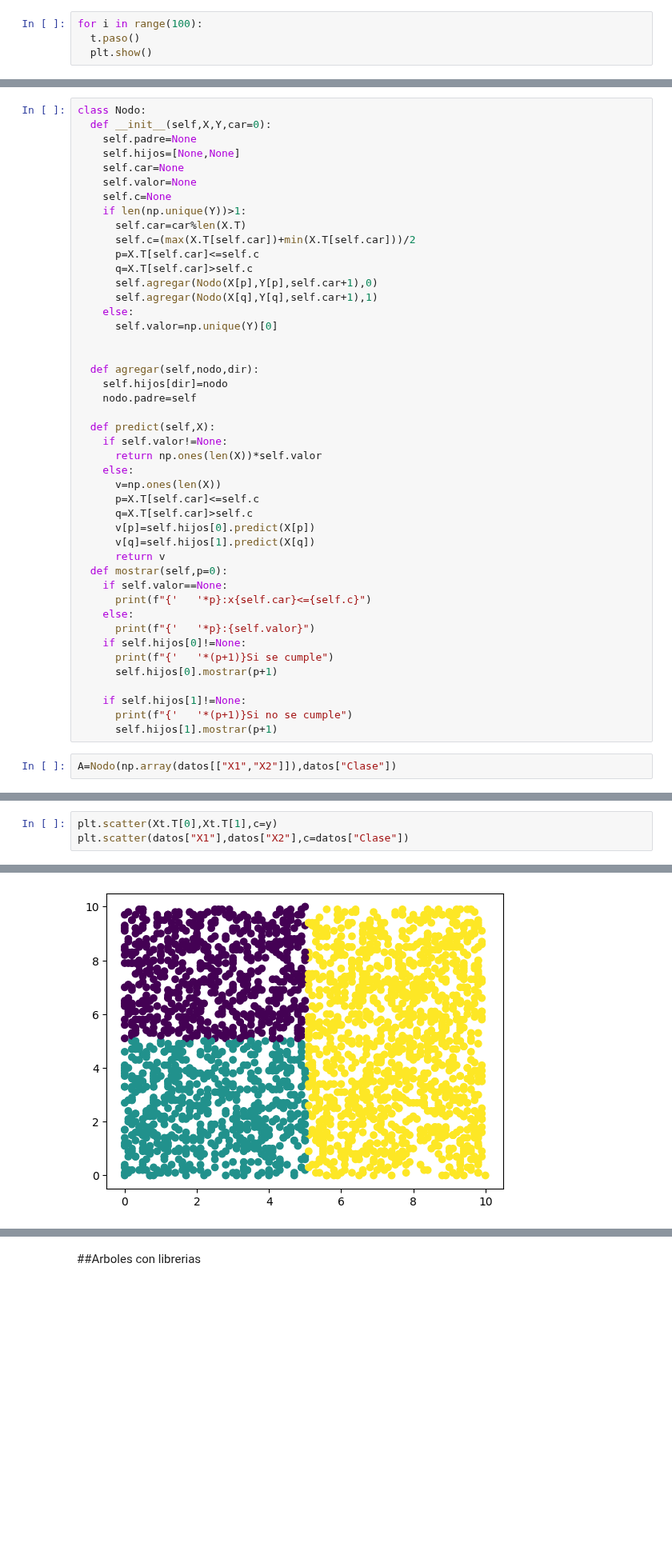
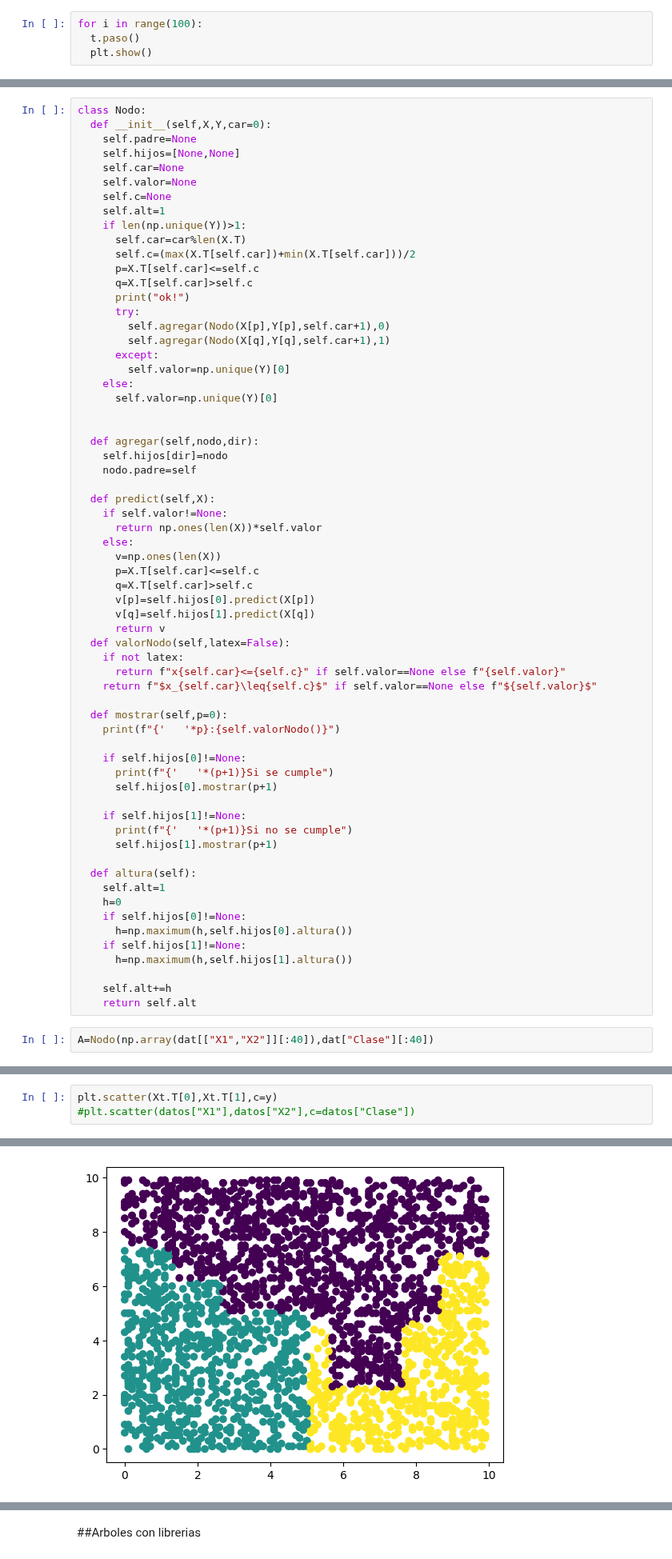
Before and after one commit to ACMUD/PyGroupIA, a Jupyter notebook: Clase 4_Clasificacion.ipynb, the cells around one changed output, grey strips where cells are left out. Shown at 80% size. Cells and saved outputs as stored; diff of their text form; blank space fills up the shorter version.

```diff
--- a/Clase 4_Clasificacion.ipynb
+++ b/Clase 4_Clasificacion.ipynb
@@ -175,13 +177,18 @@ class Nodo:
     self.car=None
     self.valor=None
     self.c=None
+    self.alt=1
     if len(np.unique(Y))>1:
       self.car=car%len(X.T)
       self.c=(max(X.T[self.car])+min(X.T[self.car]))/2
       p=X.T[self.car]<=self.c
       q=X.T[self.car]>self.c
-      self.agregar(Nodo(X[p],Y[p],self.car+1),0)
-      self.agregar(Nodo(X[q],Y[q],self.car+1),1)
+      print("ok!")
+      try:
+        self.agregar(Nodo(X[p],Y[p],self.car+1),0)
+        self.agregar(Nodo(X[q],Y[q],self.car+1),1)
+      except:
+        self.valor=np.unique(Y)[0]
     else:
       self.valor=np.unique(Y)[0]
 
@@ -200,11 +207,14 @@ class Nodo:
       v[p]=self.hijos[0].predict(X[p])
       v[q]=self.hijos[1].predict(X[q])
       return v
+  def valorNodo(self,latex=False):
+    if not latex:
+      return f"x{self.car}<={self.c}" if self.valor==None else f"{self.valor}"
+    return f"$x_{self.car}\leq{self.c}$" if self.valor==None else f"${self.valor}$"
+
   def mostrar(self,p=0):
-    if self.valor==None:
-      print(f"{'   '*p}:x{self.car}<={self.c}")
-    else:
-      print(f"{'   '*p}:{self.valor}")
+    print(f"{'   '*p}:{self.valorNodo()}")
+
     if self.hijos[0]!=None:
       print(f"{'   '*(p+1)}Si se cumple")
       self.hijos[0].mostrar(p+1)
@@ -212,5 +222,16 @@ class Nodo:
     if self.hijos[1]!=None:
       print(f"{'   '*(p+1)}Si no se cumple")
       self.hijos[1].mostrar(p+1)
+
+  def altura(self):
+    self.alt=1
+    h=0
+    if self.hijos[0]!=None:
+      h=np.maximum(h,self.hijos[0].altura())
+    if self.hijos[1]!=None:
+      h=np.maximum(h,self.hijos[1].altura())
+
+    self.alt+=h
+    return self.alt
 # %%
-A=Nodo(np.array(datos[["X1","X2"]]),datos["Clase"])
+A=Nodo(np.array(dat[["X1","X2"]][:40]),dat["Clase"][:40])
@@ -223,9 +258,9 @@ array([3., 2., 3., ..., 2., 3., 2.])
 # %%
 plt.scatter(Xt.T[0],Xt.T[1],c=y)
-plt.scatter(datos["X1"],datos["X2"],c=datos["Clase"])
+#plt.scatter(datos["X1"],datos["X2"],c=datos["Clase"])
 # %% [output]
 <matplotlib.collections.PathCollection at 0x...>
-[figure, old version]
+[figure, new version]
 # %%
 A.mostrar()
 # %% [output]
```
Also changed, not shown: parts of 8 cells of this notebook.
